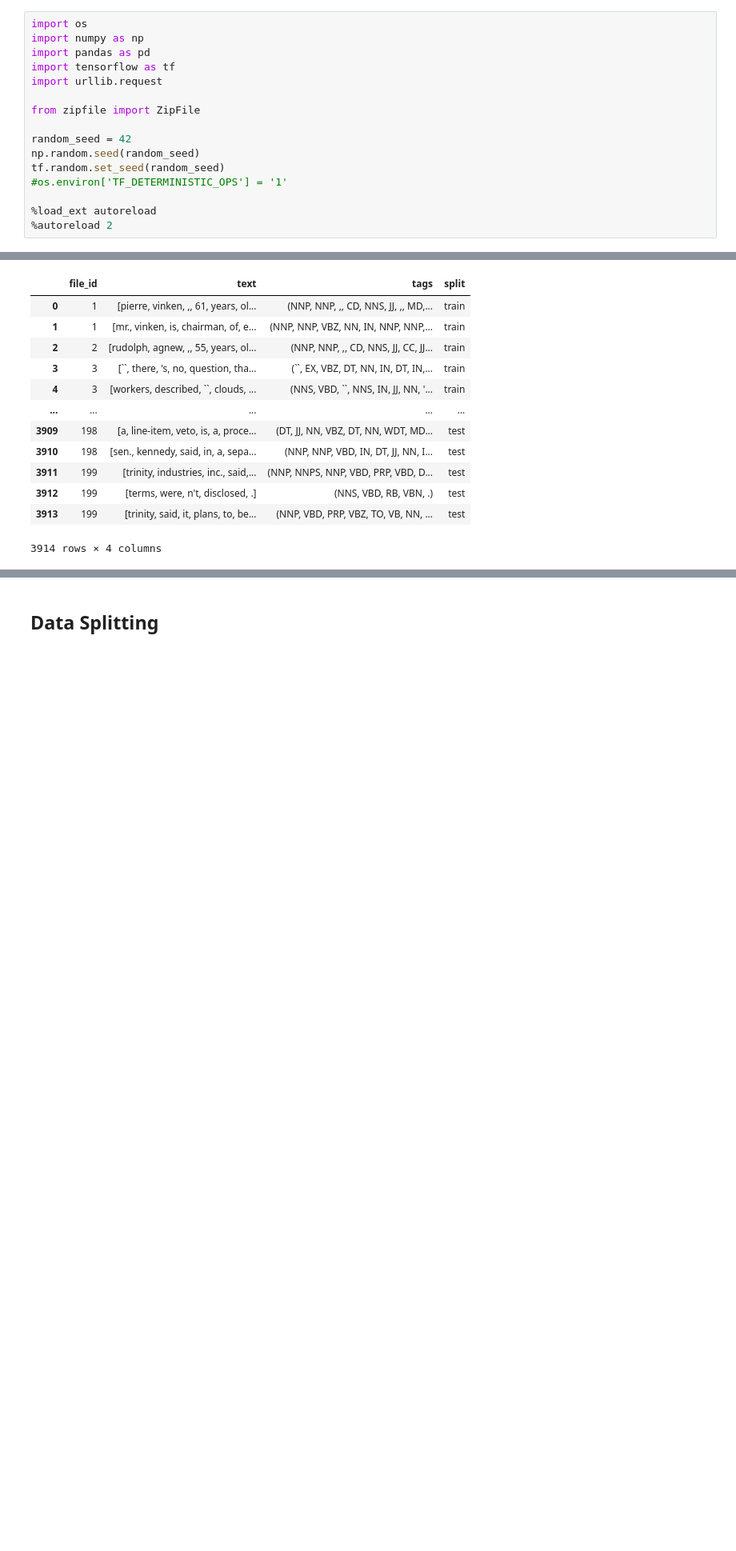
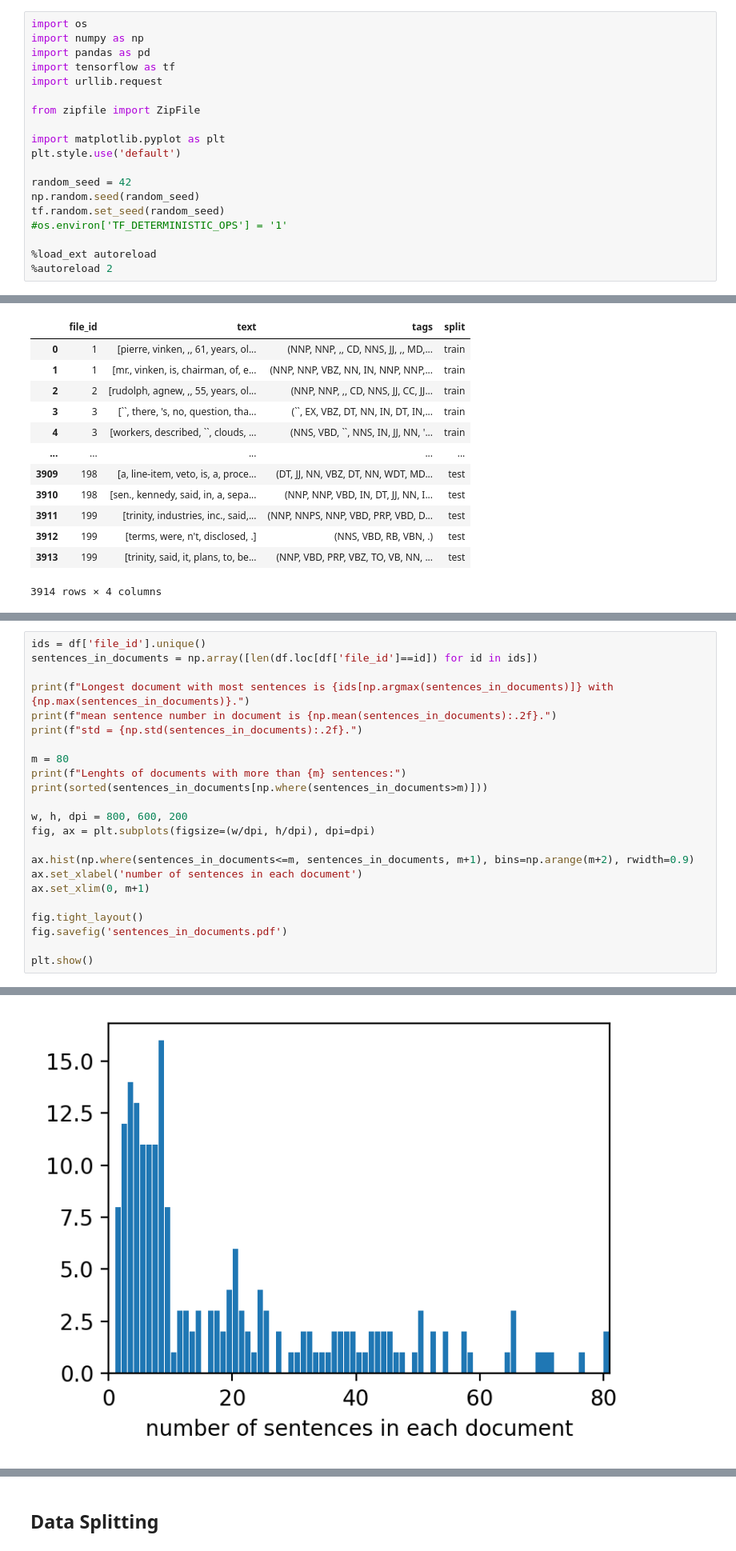
Before and after one commit to michele98/POS_tagging, a Jupyter notebook: OUTPUTPOS_tagging.ipynb, the cells around one changed output, grey strips where cells are left out. Shown at 80% size. Saved outputs shown, nothing was run; the diff lists cells and outputs as text; blank space fills up the shorter version.

```diff
--- a/OUTPUTPOS_tagging.ipynb
+++ b/OUTPUTPOS_tagging.ipynb
@@ -52,6 +31,9 @@ import urllib.request
 
 from zipfile import ZipFile
 
+import matplotlib.pyplot as plt
+plt.style.use('default')
+
 random_seed = 42
 np.random.seed(random_seed)
 tf.random.set_seed(random_seed)
@@ -161,0 +146,24 @@ df
+# %%
+ids = df['file_id'].unique()
+sentences_in_documents = np.array([len(df.loc[df['file_id']==id]) for id in ids])
+
+print(f"Longest document with most sentences is {ids[np.argmax(sentences_in_documents)]} with {np.max(sentences_in_documents)}.")
+print(f"mean sentence number in document is {np.mean(sentences_in_documents):.2f}.")
+print(f"std = {np.std(sentences_in_documents):.2f}.")
+
+m = 80
+print(f"Lenghts of documents with more than {m} sentences:")
+print(sorted(sentences_in_documents[np.where(sentences_in_documents>m)]))
+
+w, h, dpi = 800, 600, 200
+fig, ax = plt.subplots(figsize=(w/dpi, h/dpi), dpi=dpi)
+
+ax.hist(np.where(sentences_in_documents<=m, sentences_in_documents, m+1), bins=np.arange(m+2), rwidth=0.9)
+ax.set_xlabel('number of sentences in each document')
+ax.set_xlim(0, m+1)
+
+fig.tight_layout()
+fig.savefig('sentences_in_documents.pdf')
+
+plt.show()
+# %% [output]
@@ -161,0 +175 @@ df
+[figure, added]
```
Also changed, not shown: parts of 10 cells of this notebook.
